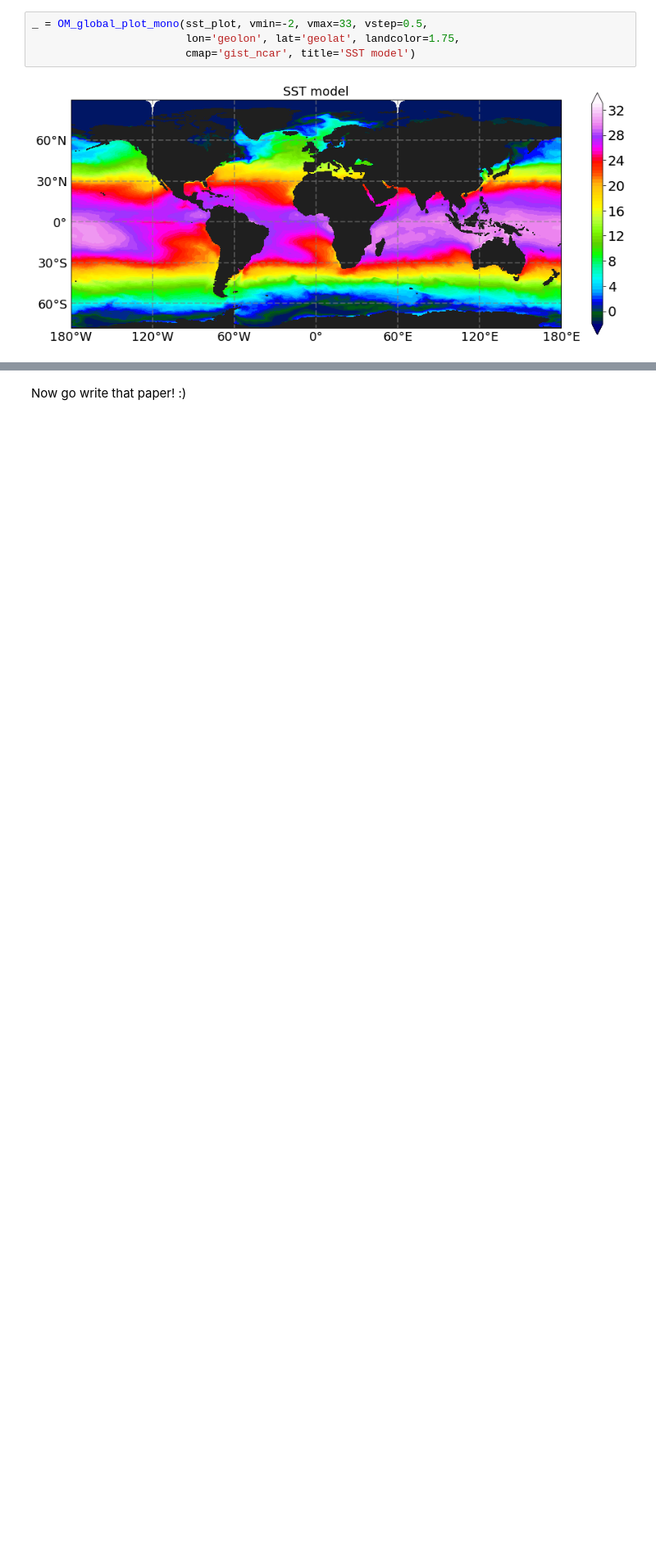
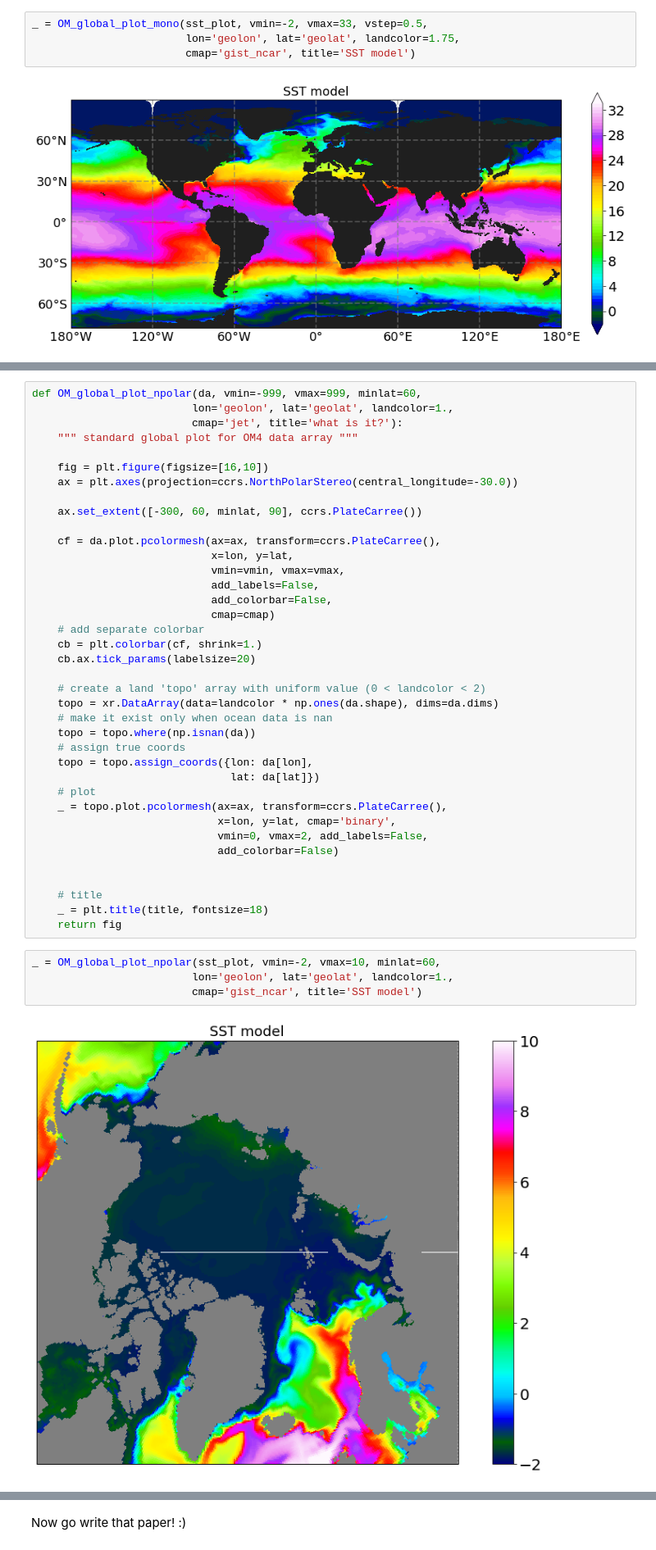
Before and after one commit to MOM6-community/MOM6-AnalysisCookbook, a Jupyter notebook: tutorials/07_Plotting.ipynb, the cells around one changed output, grey strips where cells are left out. Shown at 82% size. Cells and saved outputs as stored; diff of their text form; blank space fills up the shorter version.

Commit message:
add polar plots

```diff
--- a/tutorials/07_Plotting.ipynb
+++ b/tutorials/07_Plotting.ipynb
@@ -176,0 +181,44 @@ _ = OM_global_plot_mono(sst_plot, vmin=-2, vmax=33, vstep=0.5,
+# %%
+def OM_global_plot_npolar(da, vmin=-999, vmax=999, minlat=60,
+                         lon='geolon', lat='geolat', landcolor=1.,
+                         cmap='jet', title='what is it?'):
+    """ standard global plot for OM4 data array """
+
+    fig = plt.figure(figsize=[16,10])
+    ax = plt.axes(projection=ccrs.NorthPolarStereo(central_longitude=-30.0))
+
+    ax.set_extent([-300, 60, minlat, 90], ccrs.PlateCarree())
+
+    cf = da.plot.pcolormesh(ax=ax, transform=ccrs.PlateCarree(),
+                            x=lon, y=lat,
+                            vmin=vmin, vmax=vmax,
+                            add_labels=False,
+                            add_colorbar=False,
+                            cmap=cmap)
+    # add separate colorbar
+    cb = plt.colorbar(cf, shrink=1.)
+    cb.ax.tick_params(labelsize=20)
+
+    # create a land 'topo' array with uniform value (0 < landcolor < 2)
+    topo = xr.DataArray(data=landcolor * np.ones(da.shape), dims=da.dims)
+    # make it exist only when ocean data is nan
+    topo = topo.where(np.isnan(da))
+    # assign true coords
+    topo = topo.assign_coords({lon: da[lon],
+                               lat: da[lat]})
+    # plot
+    _ = topo.plot.pcolormesh(ax=ax, transform=ccrs.PlateCarree(),
+                             x=lon, y=lat, cmap='binary',
+                             vmin=0, vmax=2, add_labels=False,
+                             add_colorbar=False)
+
+
+    # title
+    _ = plt.title(title, fontsize=18)
+    return fig
+# %%
+_ = OM_global_plot_npolar(sst_plot, vmin=-2, vmax=10, minlat=60,
+                         lon='geolon', lat='geolat', landcolor=1.,
+                         cmap='gist_ncar', title='SST model')
+# %% [output]
+[figure, added]
```
Also changed, not shown: parts of 4 cells of this notebook.
